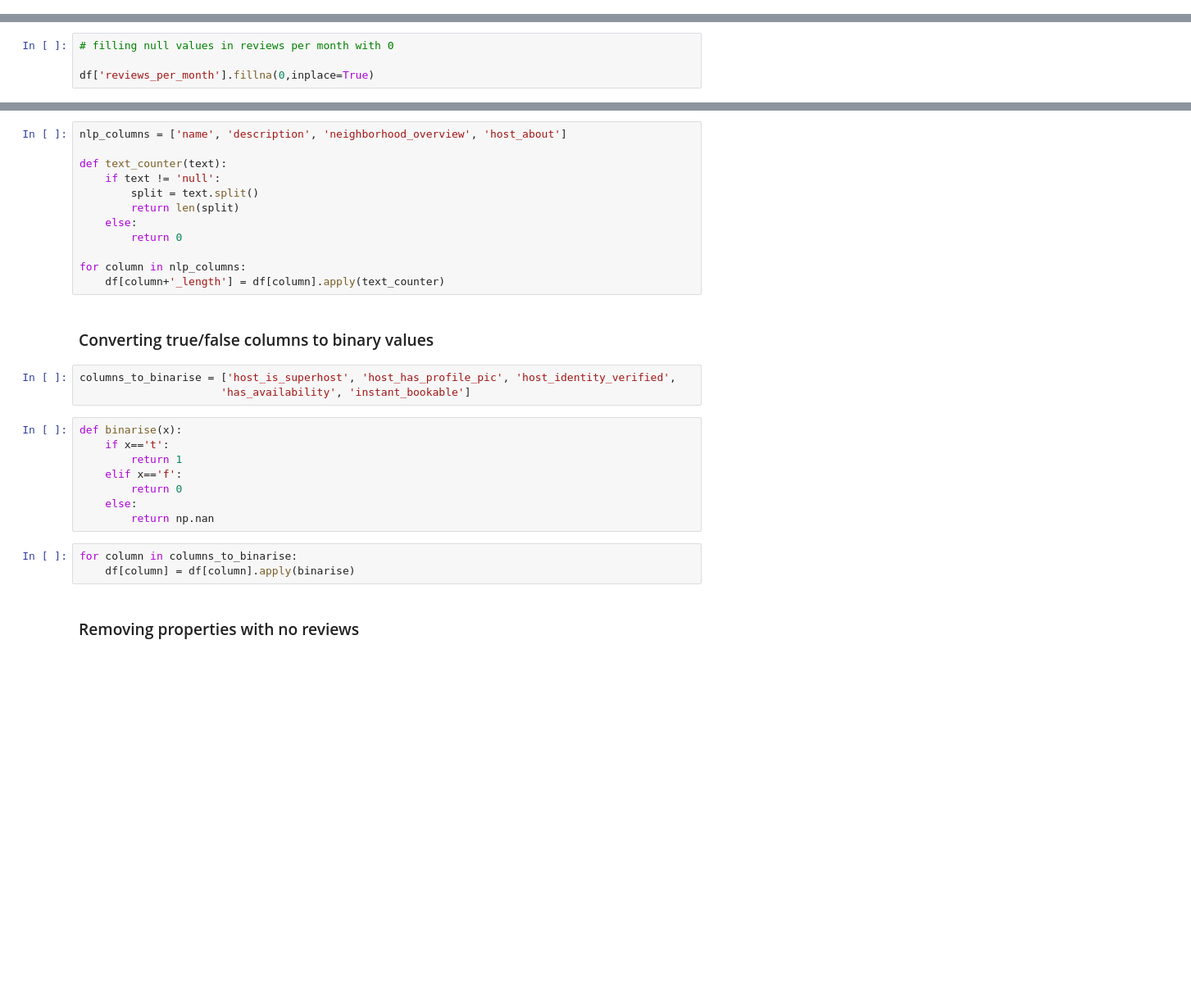
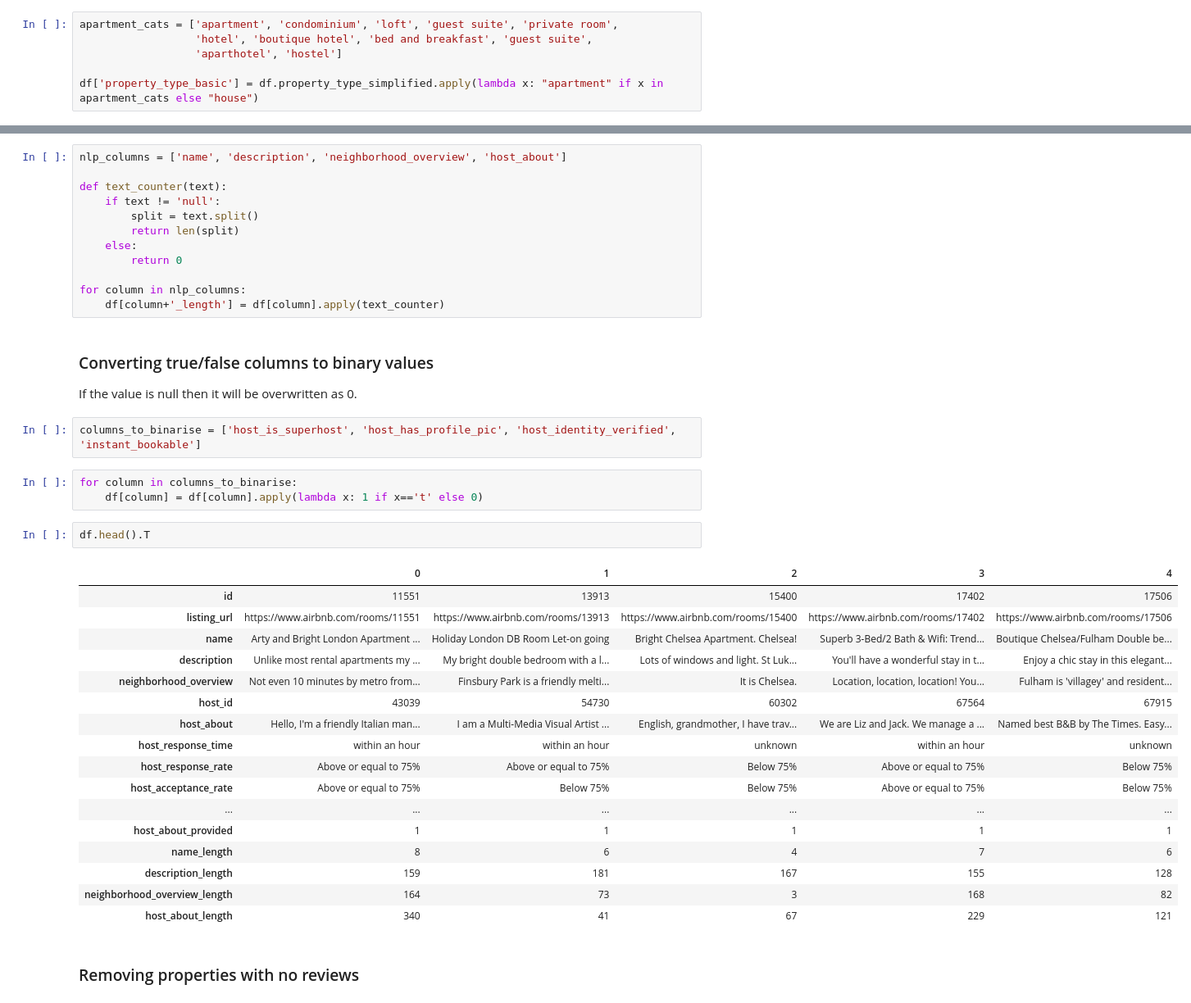
Before and after one commit to jradford5/GA_capstone_Airbnb_project, a Jupyter notebook: notebooks/capstone_airbnb_data_wrangling.ipynb, the cells around one changed output, grey strips where cells are left out. Shown: that part at 82% size. Drawn from its saved outputs; the diff is of its cells as text; blank space fills up the shorter version.

```diff
--- a/notebooks/capstone_airbnb_data_wrangling.ipynb
+++ b/notebooks/capstone_airbnb_data_wrangling.ipynb
@@ -433,0 +434,6 @@ df['property_type'] = df.property_type.apply(property_cleaner)
+# %%
+apartment_cats = ['apartment', 'condominium', 'loft', 'guest suite', 'private room',
+                  'hotel', 'boutique hotel', 'bed and breakfast', 'guest suite',
+                  'aparthotel', 'hostel']
+
+df['property_type_basic'] = df.property_type_simplified.apply(lambda x: "apartment" if x in apartment_cats else "house")
@@ -437,10 +449,6 @@ df['property_type'] = df.property_type.apply(property_cleaner)
 df['description_provided'] = df.description.apply(lambda x: 0 if x == 'null' else 1)
 df['neighborhood_overview_provided'] = df.neighborhood_overview.apply(lambda x: 0 if x == 'null' else 1)
 df['host_about_provided'] = df.host_about.apply(lambda x: 0 if x == 'null' else 1)
-# %%
-# filling null values in reviews per month with 0
-
-df['reviews_per_month'].fillna(0,inplace=True)
 # %%
 null_values = pd.DataFrame(df.isnull().sum())
 null_values = null_values[null_values[0] != 0]
@@ -461,20 +474,33 @@ for column in nlp_columns:
     df[column+'_length'] = df[column].apply(text_counter)
 # %% [markdown]
 ### Converting true/false columns to binary values
+
+If the value is null then it will be overwritten as 0.
 # %%
-columns_to_binarise = ['host_is_superhost', 'host_has_profile_pic', 'host_identity_verified',
-                      'has_availability', 'instant_bookable']
+columns_to_binarise = ['host_is_superhost', 'host_has_profile_pic', 'host_identity_verified', 'instant_bookable']
-# %%
-def binarise(x):
-    if x=='t':
-        return 1
-    elif x=='f':
-        return 0
-    else:
-        return np.nan
 # %%
 for column in columns_to_binarise:
-    df[column] = df[column].apply(binarise)
+    df[column] = df[column].apply(lambda x: 1 if x=='t' else 0)
+# %%
+df.head().T
+# %% [output]
+|  | 0 | 1 | 2 | 3 | 4 |
+| id | 11551 | 13913 | 15400 | 17402 | 17506 |
+| listing_url | https://www.airbnb.com/rooms/11551 | https://www.airbnb.com/rooms/13913 | https://www.airbnb.com/rooms/15400 | https://www.airbnb.com/rooms/17402 | https://www.airbnb.com/rooms/17506 |
+| name | Arty and Bright London Apartment ... | Holiday London DB Room Let-on going | Bright Chelsea Apartment. Chelsea! | Superb 3-Bed/2 Bath & Wifi: Trend... | Boutique Chelsea/Fulham Double be... |
+| description | Unlike most rental apartments my ... | My bright double bedroom with a l... | Lots of windows and light. St Luk... | You'll have a wonderful stay in t... | Enjoy a chic stay in this elegant... |
+| neighborhood_overview | Not even 10 minutes by metro from... | Finsbury Park is a friendly melti... | It is Chelsea. | Location, location, location! You... | Fulham is 'villagey' and resident... |
+| host_id | 43039 | 54730 | 60302 | 67564 | 67915 |
+| host_about | Hello, I'm a friendly Italian man... | I am a Multi-Media Visual Artist ... | English, grandmother, I have trav... | We are Liz and Jack. We manage a ... | Named best B&B by The Times. Easy... |
+| host_response_time | within an hour | within an hour | unknown | within an hour | unknown |
+| host_response_rate | Above or equal to 75% | Above or equal to 75% | Below 75% | Above or equal to 75% | Below 75% |
+| host_acceptance_rate | Above or equal to 75% | Below 75% | Below 75% | Above or equal to 75% | Below 75% |
+| ... | ... | ... | ... | ... | ... |
+| host_about_provided | 1 | 1 | 1 | 1 | 1 |
+| name_length | 8 | 6 | 4 | 7 | 6 |
+| description_length | 159 | 181 | 167 | 155 | 128 |
+| neighborhood_overview_length | 164 | 73 | 3 | 168 | 82 |
+| host_about_length | 340 | 41 | 67 | 229 | 121 |
 # %% [markdown]
 ### Removing properties with no reviews
 # %% [markdown]
```
Also changed, not shown: parts of 39 cells of this notebook.
